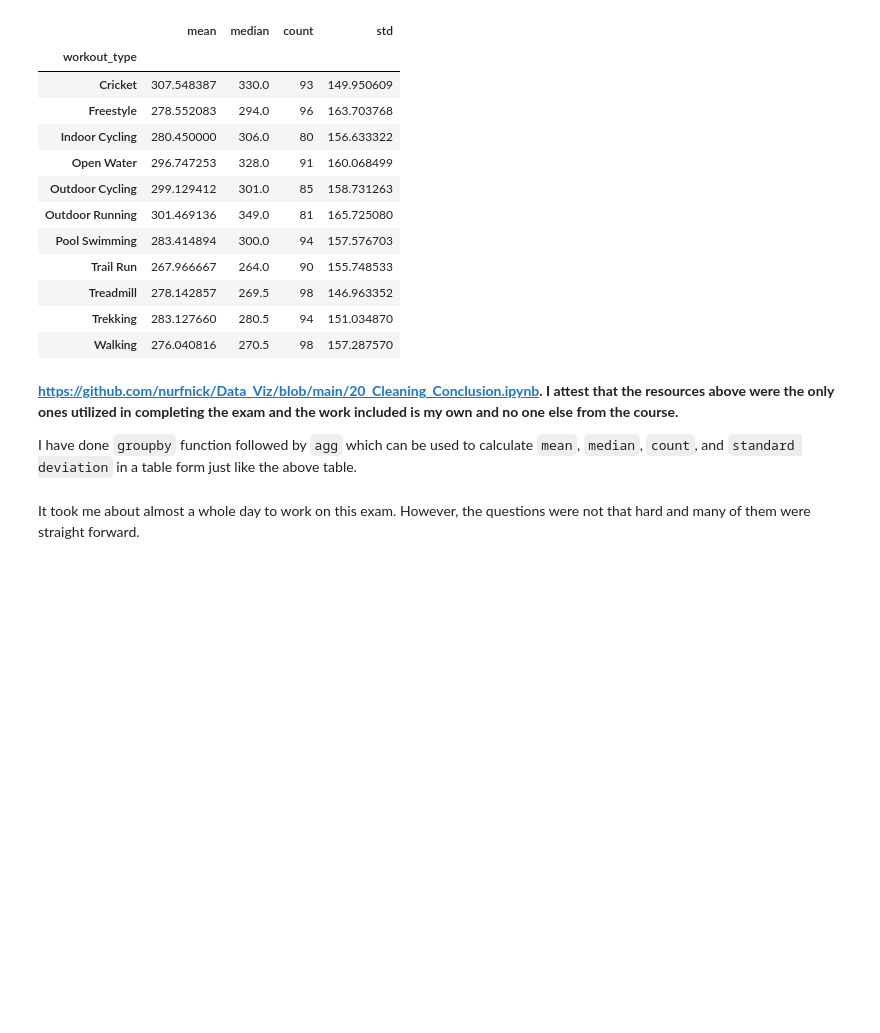
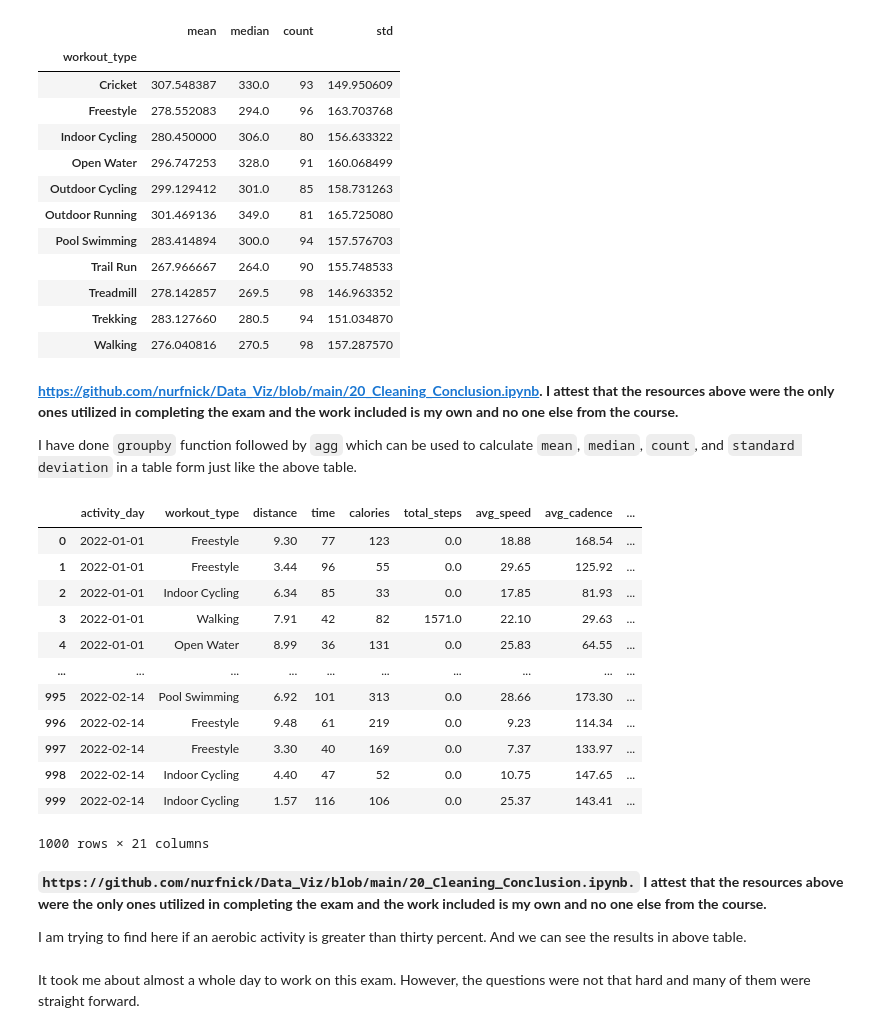
Before and after one commit to khatriprajwol/Data-Visualization-, a Jupyter notebook: Exam2.ipynb, the cells around one changed output. Drawn from its saved outputs; the diff is of its cells as text; code cells hidden in the pictures; blank space fills up the shorter version.

```diff
--- a/Exam2.ipynb
+++ b/Exam2.ipynb
@@ -436,6 +436,28 @@ df.groupby('workout_type').calories.agg(['mean','median','count','std'])
 
 
 I have done `groupby` function followed by `agg` which can be used to calculate `mean`, `median`, `count`, and `standard deviation` in a table form just like the above table.
+# %%
+aer = df.aerobic > 30
+pd.concat([df,pd.DataFrame({'Thirty':aer})], axis = 1)
+# %% [output]
+|  | activity_day | workout_type | distance | time | calories | total_steps | avg_speed | avg_cadence | ... |
+| 0 | 2022-01-01 | Freestyle | 9.30 | 77 | 123 | 0.0 | 18.88 | 168.54 | ... |
+| 1 | 2022-01-01 | Freestyle | 3.44 | 96 | 55 | 0.0 | 29.65 | 125.92 | ... |
+| 2 | 2022-01-01 | Indoor Cycling | 6.34 | 85 | 33 | 0.0 | 17.85 | 81.93 | ... |
+| 3 | 2022-01-01 | Walking | 7.91 | 42 | 82 | 1571.0 | 22.10 | 29.63 | ... |
+| 4 | 2022-01-01 | Open Water | 8.99 | 36 | 131 | 0.0 | 25.83 | 64.55 | ... |
+| ... | ... | ... | ... | ... | ... | ... | ... | ... | ... |
+| 995 | 2022-02-14 | Pool Swimming | 6.92 | 101 | 313 | 0.0 | 28.66 | 173.30 | ... |
+| 996 | 2022-02-14 | Freestyle | 9.48 | 61 | 219 | 0.0 | 9.23 | 114.34 | ... |
+| 997 | 2022-02-14 | Freestyle | 3.30 | 40 | 169 | 0.0 | 7.37 | 133.97 | ... |
+| 998 | 2022-02-14 | Indoor Cycling | 4.40 | 47 | 52 | 0.0 | 10.75 | 147.65 | ... |
+| 999 | 2022-02-14 | Indoor Cycling | 1.57 | 116 | 106 | 0.0 | 25.37 | 143.41 | ... |
+1000 rows × 21 columns
+# %% [markdown]
+**`https://github.com/nurfnick/Data_Viz/blob/main/20_Cleaning_Conclusion.ipynb.` I attest that the resources above were the only ones utilized in completing the exam and the work included is my own and no one else from the course.**
+
+
+I am trying to find here if an aerobic activity is greater than thirty percent. And we can see the results in above table.
 # %% [markdown]
 It took me about almost a whole day to work on this exam. However, the questions were not that hard and many of them were straight forward.
 # %% [markdown]
```
